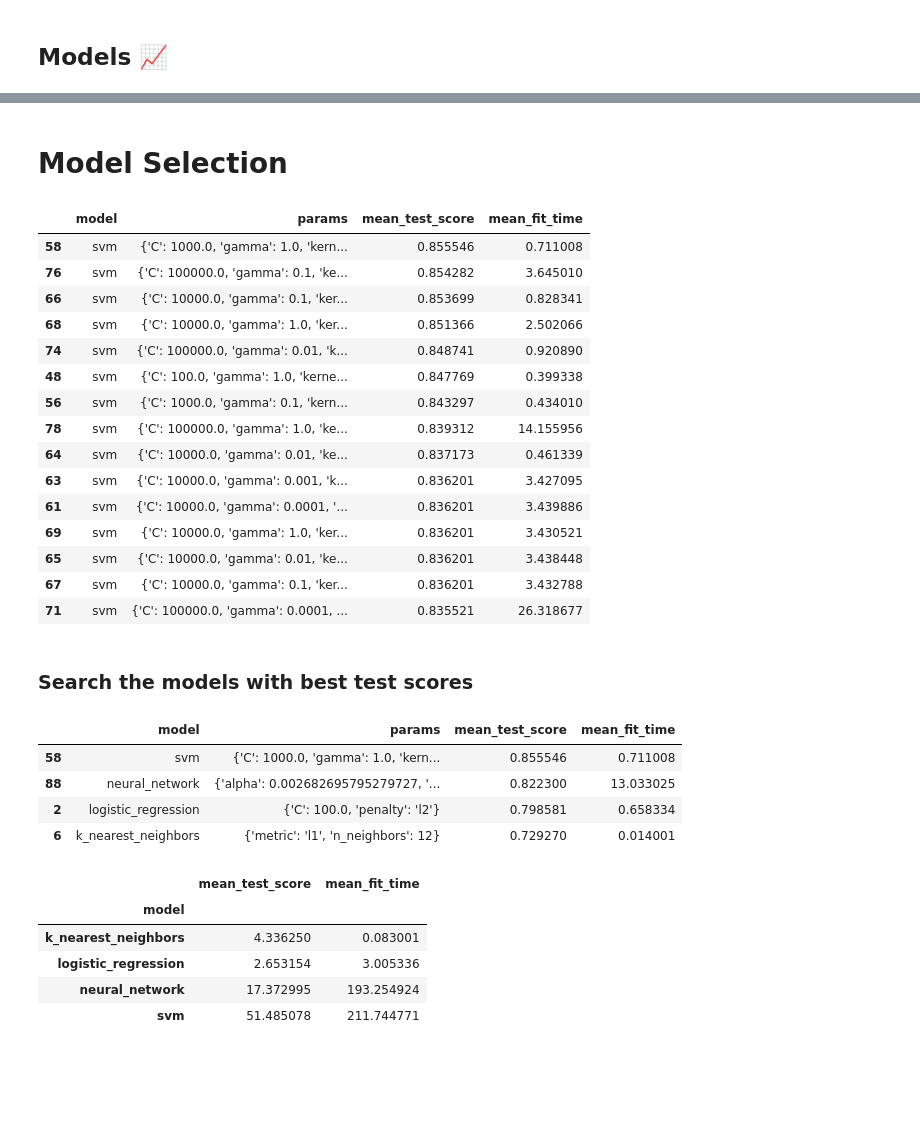
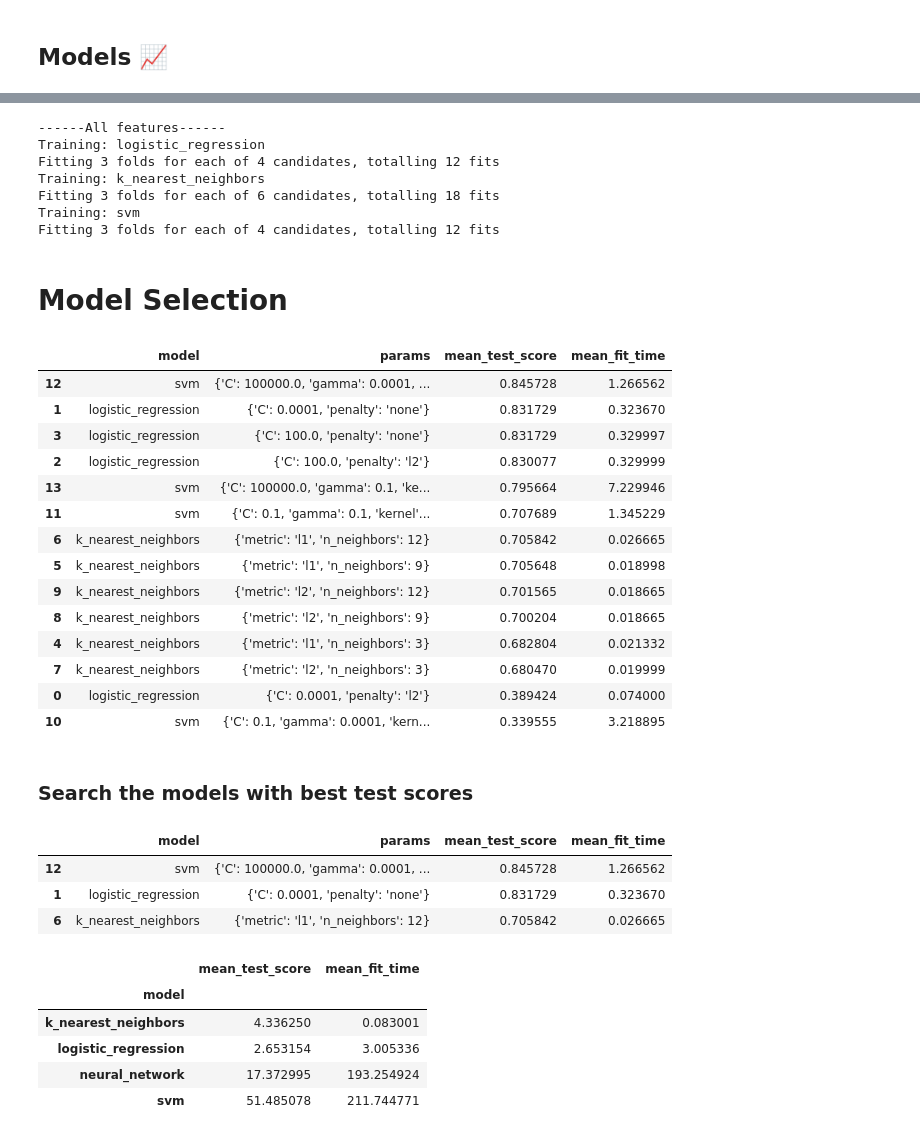
Before and after one commit to alejomaar/machine-learning, a Jupyter notebook: clasification/Google Art and Culture/notebooks/classification.ipynb, the cells around one changed output, grey strips where cells are left out. Drawn from its saved outputs; the diff is of its cells as text; code cells hidden in the pictures; blank space fills up the shorter version.

```diff
--- a/clasification/Google Art and Culture/notebooks/classification.ipynb
+++ b/clasification/Google Art and Culture/notebooks/classification.ipynb
@@ -70,0 +76,15 @@ X = df[['h_mean','s_mean','v_mean','mean_grayscale','mean_blue','mean_green','me
+# %%
+from sklearn.preprocessing import StandardScaler
+from sklearn.preprocessing import LabelEncoder
+
+#Create preprocessing objects
+le = LabelEncoder()
+sc = StandardScaler()
+
+
+#Transform categories into nominal data
+y= le.fit_transform(y)
+
+#Apply Standard Scaler to X
+scaler = sc.fit(X)
+X = scaler.transform(X)
@@ -131,24 +155,24 @@ from sklearn.naive_bayes import GaussianNB
 from sklearn.neural_network import MLPClassifier
 from sklearn.model_selection import GridSearchCV
 from sklearn.model_selection import StratifiedKFold
-from joblib import dump, load
 
 
-def model_pipeline(X, y,model_folder,n_jobs):
+def model_pipeline(X, y,n_jobs):
 
-    create_folder(model_folder)
 
     default_params = {'random_state':42}
     log_reg = LogisticRegression(**default_params|{'n_jobs':-1})
     knn = KNeighborsClassifier()
     svm = SVC(**default_params)
-    NN = MLPClassifier(**default_params)
+    NN = MLPClassifier(**default_params|{'hidden_layer_sizes':(526,526),'max_iter':400,'activation':'relu'
+                        ,'n_iter_no_change':400,'learning_rate':'adaptive','batch_size':1000
+                        ,'validation_fraction':0.15,'early_stopping':True})
 
     models = [
             ('logistic_regression', log_reg, {"penalty":['l2','none'], 'C':np.logspace(-4, 2, num=2)}),
             ('k_nearest_neighbors', knn, {'n_neighbors':[3,9,12], 'metric': ['l1','l2']}),
             ('svm', svm, {'C': np.logspace(-1, 5, num=7),'gamma': np.logspace(-4, 0, num=5), 'kernel':['rbf','linear']}),
-            ('neural_network',NN, {'hidden_layer_sizes':[(50,50,50),(150,100,50),(150,150,150)],'alpha':np.logspace(-4, 1, num=8)} )
+            ('neural_network',NN, {'alpha':[0.5]} )
             ]
 
     results = pd.DataFrame(columns=['model','params','mean_test_score'])
@@ -162,7 +186,7 @@ def model_pipeline(X, y,model_folder,n_jobs):
         results = pd.concat([results, report])
 
         model_export_name = f'{name}.joblib'
-        dump(classifier, model_folder/model_export_name)
+        dump(classifier, PATHS['models']/model_export_name)
 
     results = results.reset_index(drop=True)
     return results
@@ -201,36 +193,45 @@ Fitting 3 folds for each of 4 candidates, totalling 12 fits
+# %%
+print('------All features------')
+model_df = model_pipeline(X,y,-1)
+# %% [output]
+------All features------
+Training: logistic_regression
+Fitting 3 folds for each of 4 candidates, totalling 12 fits
+Training: k_nearest_neighbors
+Fitting 3 folds for each of 6 candidates, totalling 18 fits
+Training: svm
+Fitting 3 folds for each of 4 candidates, totalling 12 fits
 # %% [markdown]
 # Model Selection
 # %%
-model_all_features_df.sort_values('mean_test_score',ascending=False).head(15)
+model_df.sort_values('mean_test_score',ascending=False).head(15)
 #['params'].to_list()
 # %% [output]
 |  | model | params | mean_test_score | mean_fit_time |
-| 58 | svm | {'C': 1000.0, 'gamma': 1.0, 'kern... | 0.855546 | 0.711008 |
-| 76 | svm | {'C': 100000.0, 'gamma': 0.1, 'ke... | 0.854282 | 3.645010 |
-| 66 | svm | {'C': 10000.0, 'gamma': 0.1, 'ker... | 0.853699 | 0.828341 |
-| 68 | svm | {'C': 10000.0, 'gamma': 1.0, 'ker... | 0.851366 | 2.502066 |
-| 74 | svm | {'C': 100000.0, 'gamma': 0.01, 'k... | 0.848741 | 0.920890 |
-| 48 | svm | {'C': 100.0, 'gamma': 1.0, 'kerne... | 0.847769 | 0.399338 |
-| 56 | svm | {'C': 1000.0, 'gamma': 0.1, 'kern... | 0.843297 | 0.434010 |
-| 78 | svm | {'C': 100000.0, 'gamma': 1.0, 'ke... | 0.839312 | 14.155956 |
-| 64 | svm | {'C': 10000.0, 'gamma': 0.01, 'ke... | 0.837173 | 0.461339 |
-| 63 | svm | {'C': 10000.0, 'gamma': 0.001, 'k... | 0.836201 | 3.427095 |
-| 61 | svm | {'C': 10000.0, 'gamma': 0.0001, '... | 0.836201 | 3.439886 |
-| 69 | svm | {'C': 10000.0, 'gamma': 1.0, 'ker... | 0.836201 | 3.430521 |
-| 65 | svm | {'C': 10000.0, 'gamma': 0.01, 'ke... | 0.836201 | 3.438448 |
-| 67 | svm | {'C': 10000.0, 'gamma': 0.1, 'ker... | 0.836201 | 3.432788 |
-| 71 | svm | {'C': 100000.0, 'gamma': 0.0001, ... | 0.835521 | 26.318677 |
+| 12 | svm | {'C': 100000.0, 'gamma': 0.0001, ... | 0.845728 | 1.266562 |
+| 1 | logistic_regression | {'C': 0.0001, 'penalty': 'none'} | 0.831729 | 0.323670 |
+| 3 | logistic_regression | {'C': 100.0, 'penalty': 'none'} | 0.831729 | 0.329997 |
+| 2 | logistic_regression | {'C': 100.0, 'penalty': 'l2'} | 0.830077 | 0.329999 |
+| 13 | svm | {'C': 100000.0, 'gamma': 0.1, 'ke... | 0.795664 | 7.229946 |
+| 11 | svm | {'C': 0.1, 'gamma': 0.1, 'kernel'... | 0.707689 | 1.345229 |
+| 6 | k_nearest_neighbors | {'metric': 'l1', 'n_neighbors': 12} | 0.705842 | 0.026665 |
+| 5 | k_nearest_neighbors | {'metric': 'l1', 'n_neighbors': 9} | 0.705648 | 0.018998 |
+| 9 | k_nearest_neighbors | {'metric': 'l2', 'n_neighbors': 12} | 0.701565 | 0.018665 |
+| 8 | k_nearest_neighbors | {'metric': 'l2', 'n_neighbors': 9} | 0.700204 | 0.018665 |
+| 4 | k_nearest_neighbors | {'metric': 'l1', 'n_neighbors': 3} | 0.682804 | 0.021332 |
+| 7 | k_nearest_neighbors | {'metric': 'l2', 'n_neighbors': 3} | 0.680470 | 0.019999 |
+| 0 | logistic_regression | {'C': 0.0001, 'penalty': 'l2'} | 0.389424 | 0.074000 |
+| 10 | svm | {'C': 0.1, 'gamma': 0.0001, 'kern... | 0.339555 | 3.218895 |
 # %% [markdown]
 ### Search the models with best test scores
 # %%
 #models_df.loc[models_df.reset_index().groupby('model', as_index=False).agg('max').idxmax()]
-model_all_features_df.loc[model_all_features_df.groupby('model')['mean_test_score'].idxmax()].sort_values('mean_test_score',ascending=False)
+model_df.loc[model_df.groupby('model')['mean_test_score'].idxmax()].sort_values('mean_test_score',ascending=False)
 # %% [output]
 |  | model | params | mean_test_score | mean_fit_time |
-| 58 | svm | {'C': 1000.0, 'gamma': 1.0, 'kern... | 0.855546 | 0.711008 |
-| 88 | neural_network | {'alpha': 0.002682695795279727, '... | 0.822300 | 13.033025 |
-| 2 | logistic_regression | {'C': 100.0, 'penalty': 'l2'} | 0.798581 | 0.658334 |
-| 6 | k_nearest_neighbors | {'metric': 'l1', 'n_neighbors': 12} | 0.729270 | 0.014001 |
+| 12 | svm | {'C': 100000.0, 'gamma': 0.0001, ... | 0.845728 | 1.266562 |
+| 1 | logistic_regression | {'C': 0.0001, 'penalty': 'none'} | 0.831729 | 0.323670 |
+| 6 | k_nearest_neighbors | {'metric': 'l1', 'n_neighbors': 12} | 0.705842 | 0.026665 |
 # %%
 # https://scikit-learn.org/stable/auto_examples/svm/plot_rbf_parameters.html
 #https://www.vebuso.com/2020/03/svm-hyperparameter-tuning-using-gridsearchcv/
```
Also changed, not shown: parts of 17 cells of this notebook, 9 other files.
